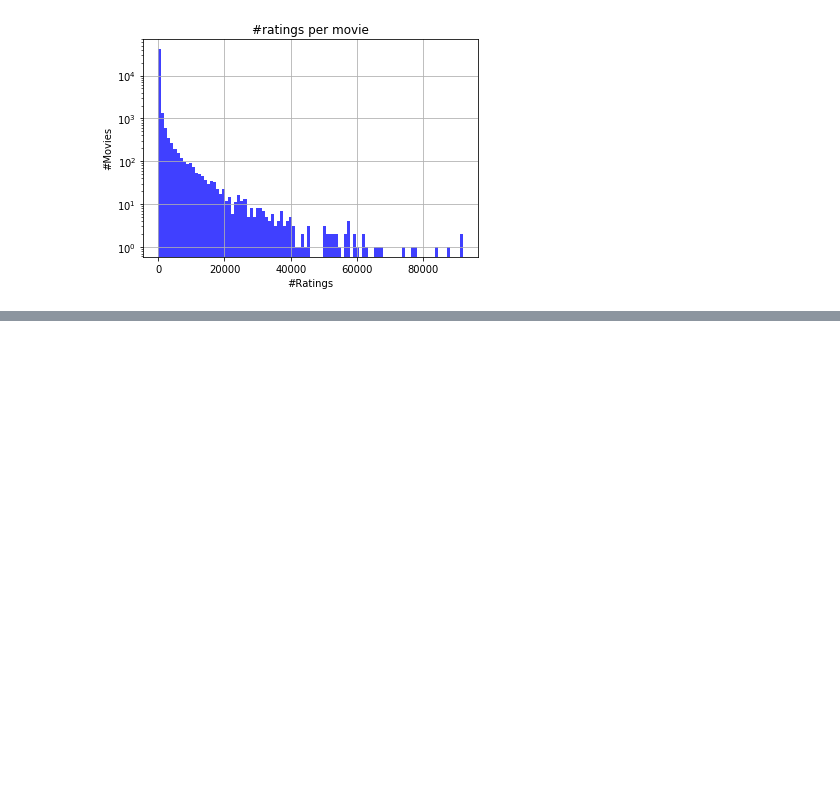
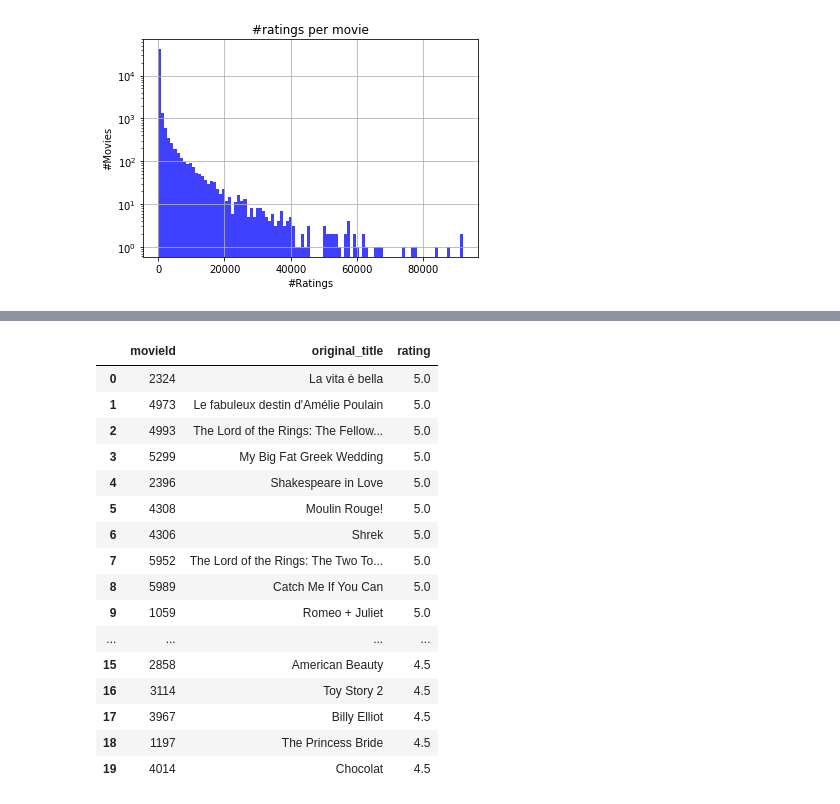
Before and after one commit to HyHend/MovieRecommender, a Jupyter notebook: recommender.ipynb, the cells around one changed output, grey strips where cells are left out. Saved outputs shown, nothing was run; the diff lists cells and outputs as text; code cells hidden in the pictures; blank space fills up the shorter version.

Commit message:
Add actual recommending. Look into results

```diff
--- a/recommender.ipynb
+++ b/recommender.ipynb
@@ -142,9 +155,20 @@ root_mean_squared_error(predictedRatings, np.nan_to_num(testMat,0))
 # %%
-# Get ID with movies
-moviesPD['imdb_id'] = moviesPD['imdb_id'].apply(lambda x: str(x).replace('tt','0').strip('0')).replace('nan',0).replace('',0).fillna(0).astype(int)
-moviesIdsLocPD['tmdbId'] = moviesIdsLocPD['tmdbId'].fillna(0).astype(int)
-moviesIdsLocPD['imdbId'] = moviesIdsLocPD['imdbId'].fillna(0).astype(int)
+def joinListToMovies(toJoin, moviesPD, moviesIdsLocPD):
+    """ Retrieve top recommended movies for user
+    """
+    # Get ID with movies
+    moviesPD['imdb_id'] = moviesPD['imdb_id'].apply(lambda x: str(x).replace('tt','0').strip('0')).replace('nan',0).replace('',0).fillna(0).astype(int)
+    moviesIdsLocPD['tmdbId'] = moviesIdsLocPD['tmdbId'].fillna(0).astype(int)
+    moviesIdsLocPD['imdbId'] = moviesIdsLocPD['imdbId'].fillna(0).astype(int)
 
-# Join tables, get necessary columns
-moviesIdsJoinedPD = moviesIdsLocPD.merge(moviesPD, left_on='imdbId', right_on='imdb_id', how='inner')
-moviesIdPD = pd.concat([moviesIdsJoinedPD['movieId'], moviesIdsJoinedPD['tmdbId'], moviesIdsJoinedPD['imdbId'], moviesIdsJoinedPD['original_title']], axis=1).rename(columns={"movieId": "id"})
+    # Join tables, get necessary columns
+    moviesIdsJoinedPD = moviesIdsLocPD.merge(moviesPD, left_on='imdbId', right_on='imdb_id', how='inner')
+    moviesIdPD = pd.concat([moviesIdsJoinedPD['movieId'], moviesIdsJoinedPD['tmdbId'], moviesIdsJoinedPD['imdbId'], moviesIdsJoinedPD['original_title']], axis=1)
+
+    # Join to given list
+    toJoin = pd.DataFrame(toJoin).reset_index()
+    toJoin.columns.values[1] = 'rating'
+    joined = toJoin.merge(moviesIdPD, on='movieId')
+    joined = pd.concat([joined['movieId'],joined['original_title'],joined['rating']],axis=1)
+
+    return joined
@@ -152,0 +175,11 @@ moviesIdPD = pd.concat([moviesIdsJoinedPD['movieId'], moviesIdsJoinedPD['tmdbId'
+# %%
+# Get and print recommended movies for user i
+i = filteredDataMatPD.index[0]
+def recommend(i, filteredDataMatPD, predictedRatingsPD):
+    x = filteredDataMatPD.T[i]
+    y = predictedRatingsPD.T[i]
+    actual = x[x.notnull()]
+    predictedNotRated = y[~x.notnull()]
+    return predictedNotRated.sort_values(ascending=False)
+recommended = recommend(i, filteredDataMatPD, predictedRatingsPD)
+joinListToMovies(recommended, moviesPD, moviesIdsLocPD)[0:10]
@@ -152,0 +198,26 @@ moviesIdPD = pd.concat([moviesIdsJoinedPD['movieId'], moviesIdsJoinedPD['tmdbId'
+# %%
+# Print top rated movies for this user. To visually inspect taste is similar (or not)
+def getTopRatedForUser(i, filteredDataMatPD):
+    """ Retrieve top rated movies for user
+    """
+    return filteredDataMatPD.T[i][filteredDataMatPD.T[i].notnull()].sort_values(ascending=False)
+topRated = getTopRatedForUser(i, filteredDataMatPD)
+joinListToMovies(topRated, moviesPD, moviesIdsLocPD)[0:20]
+# %% [output]
+|  | movieId | original_title | rating |
+| 0 | 2324 | La vita è bella | 5.0 |
+| 1 | 4973 | Le fabuleux destin d'Amélie Poulain | 5.0 |
+| 2 | 4993 | The Lord of the Rings: The Fellow... | 5.0 |
+| 3 | 5299 | My Big Fat Greek Wedding | 5.0 |
+| 4 | 2396 | Shakespeare in Love | 5.0 |
+| 5 | 4308 | Moulin Rouge! | 5.0 |
+| 6 | 4306 | Shrek | 5.0 |
+| 7 | 5952 | The Lord of the Rings: The Two To... | 5.0 |
+| 8 | 5989 | Catch Me If You Can | 5.0 |
+| 9 | 1059 | Romeo + Juliet | 5.0 |
+| ... | ... | ... | ... |
+| 15 | 2858 | American Beauty | 4.5 |
+| 16 | 3114 | Toy Story 2 | 4.5 |
+| 17 | 3967 | Billy Elliot | 4.5 |
+| 18 | 1197 | The Princess Bride | 4.5 |
+| 19 | 4014 | Chocolat | 4.5 |
```
Also changed, not shown: parts of 11 cells of this notebook.
